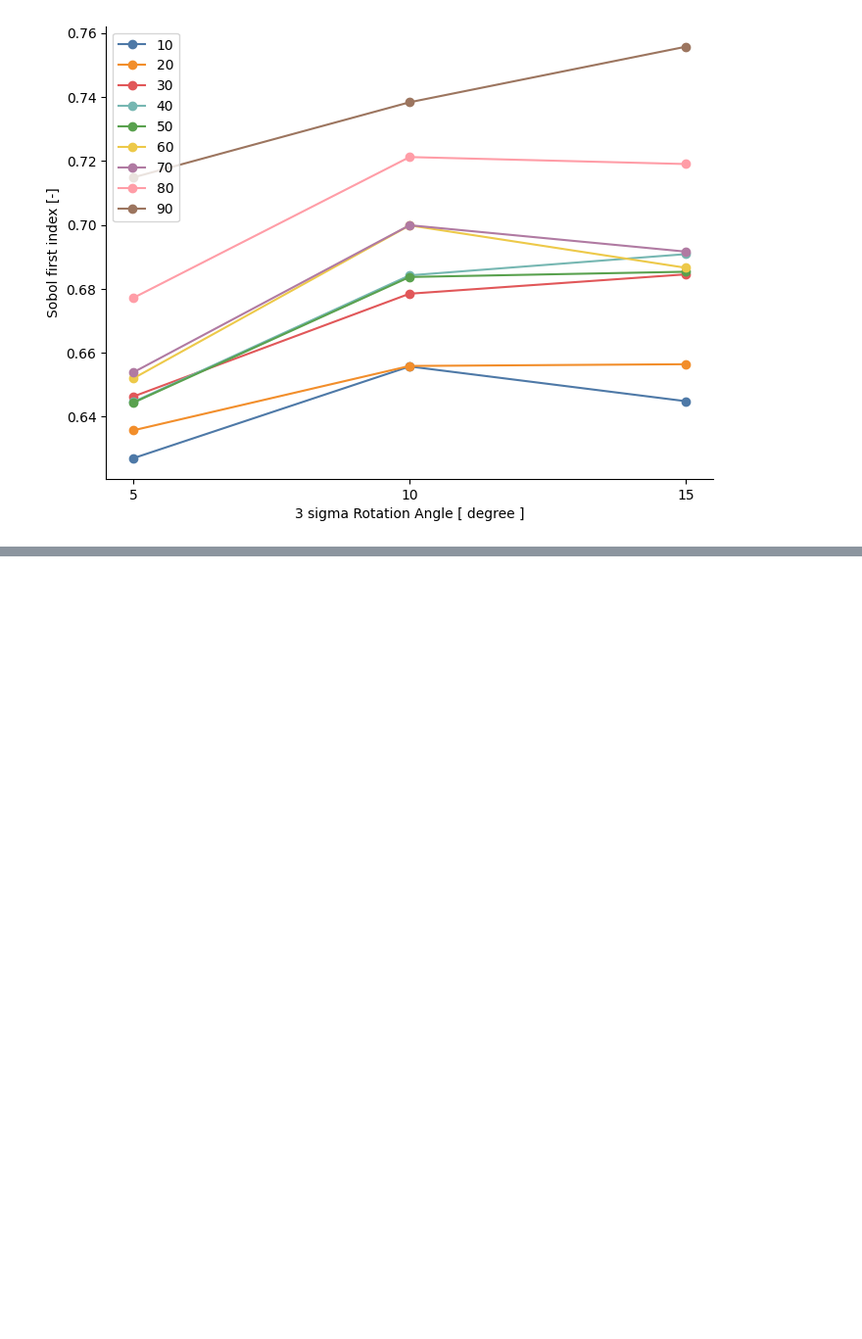
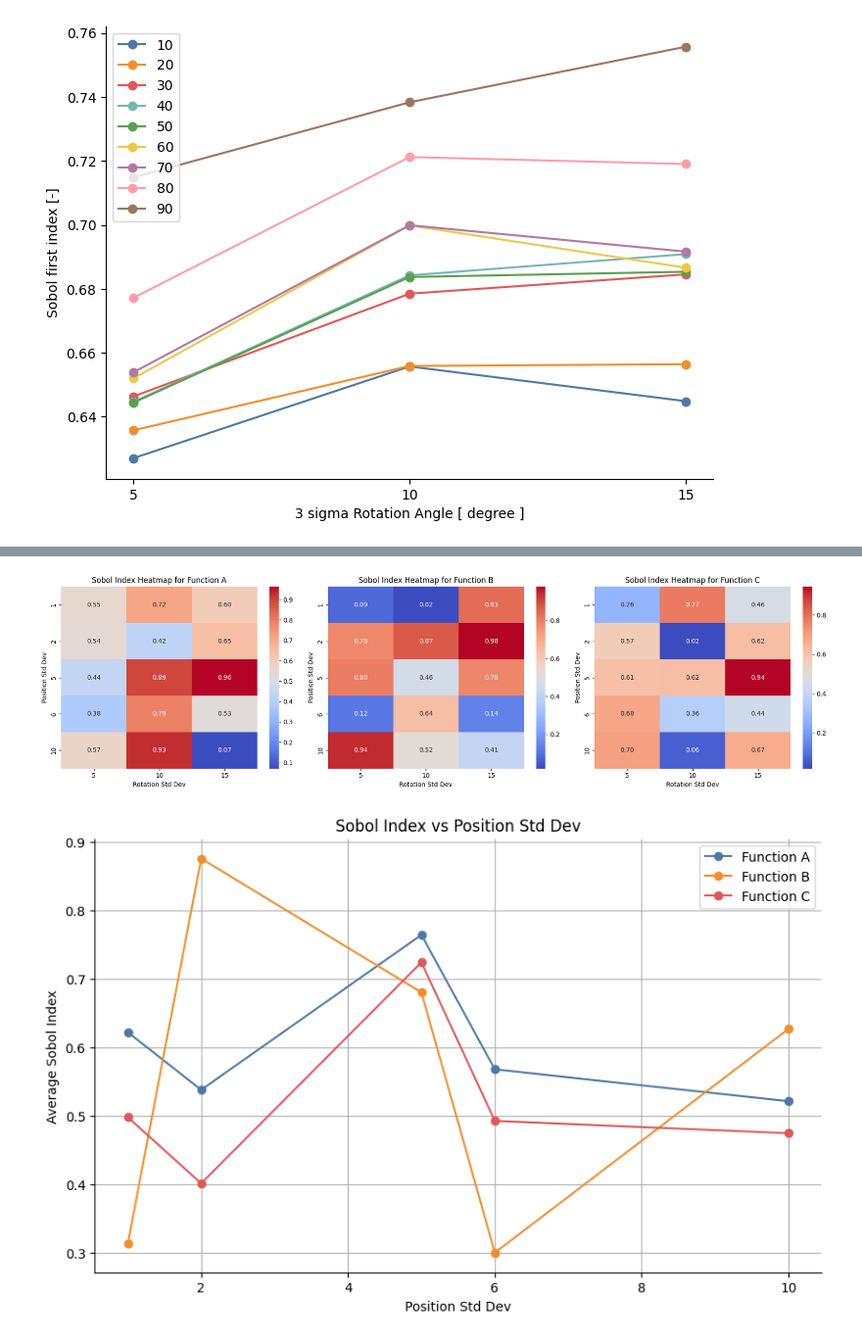
Before and after one commit to raise0915/analysis_sensitivity, a Jupyter notebook: src/analysis_sobol_res.ipynb, the cells around one changed output, grey strips where cells are left out. Shown at 98% size. Drawn from its saved outputs; the diff is of its cells as text; code cells hidden in the pictures; blank space fills up the shorter version.

```diff
--- a/src/analysis_sobol_res.ipynb
+++ b/src/analysis_sobol_res.ipynb
@@ -103,0 +144,52 @@ plt.show()
+# %%
+import numpy as np
+import pandas as pd
+import matplotlib.pyplot as plt
+import seaborn as sns
+
+# サンプルデータ (一次感度指数)
+position_std = [1, 2, 5, 6, 10]
+rotation_std = [5, 10, 15]
+functions = ['A', 'B', 'C']
+
+# 偽の感度指数データを生成 (例として)
+np.random.seed(0)
+sobol_indices = {
+    func: np.random.rand(len(position_std), len(rotation_std))
+    for func in functions
+}
+
+# ヒートマップの描画
+fig, axes = plt.subplots(1, 3, figsize=(18, 5))
+for i, func in enumerate(functions):
+    sns.heatmap(
+        sobol_indices[func],
+        xticklabels=rotation_std,
+        yticklabels=position_std,
+        cmap='coolwarm',
+        annot=True, fmt=".2f",
+        ax=axes[i]
+    )
+    axes[i].set_title(f'Sobol Index Heatmap for Function {func}')
+    axes[i].set_xlabel('Rotation Std Dev')
+    axes[i].set_ylabel('Position Std Dev')
+
+plt.tight_layout()
+plt.show()
+
+# 折れ線グラフの描画
+plt.figure(figsize=(10, 6))
+for func in functions:
+    # Positionの標準偏差ごとの平均感度指数を計算
+    mean_sobol = sobol_indices[func].mean(axis=1)
+    plt.plot(position_std, mean_sobol, marker='o', label=f'Function {func}')
+
+plt.title('Sobol Index vs Position Std Dev')
+plt.xlabel('Position Std Dev')
+plt.ylabel('Average Sobol Index')
+plt.grid(True)
+plt.legend()
+plt.show()
+# %% [output]
+[figure, added]
+[figure, added]
```
Also changed, not shown: parts of 11 cells of this notebook, 20 other files.
